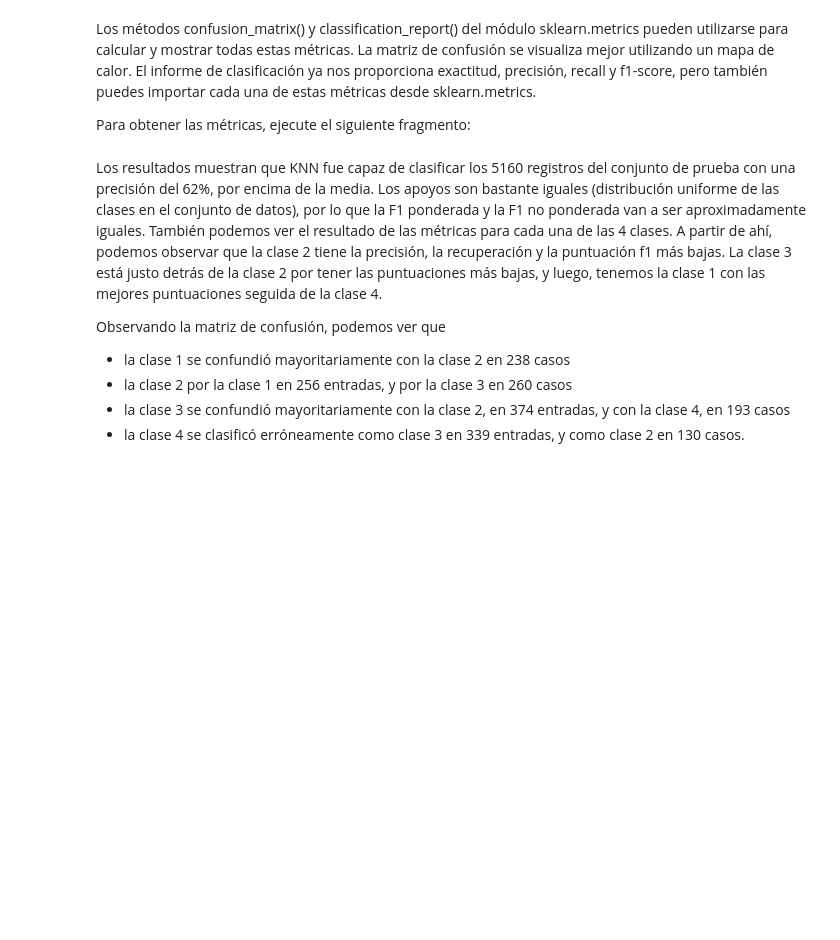
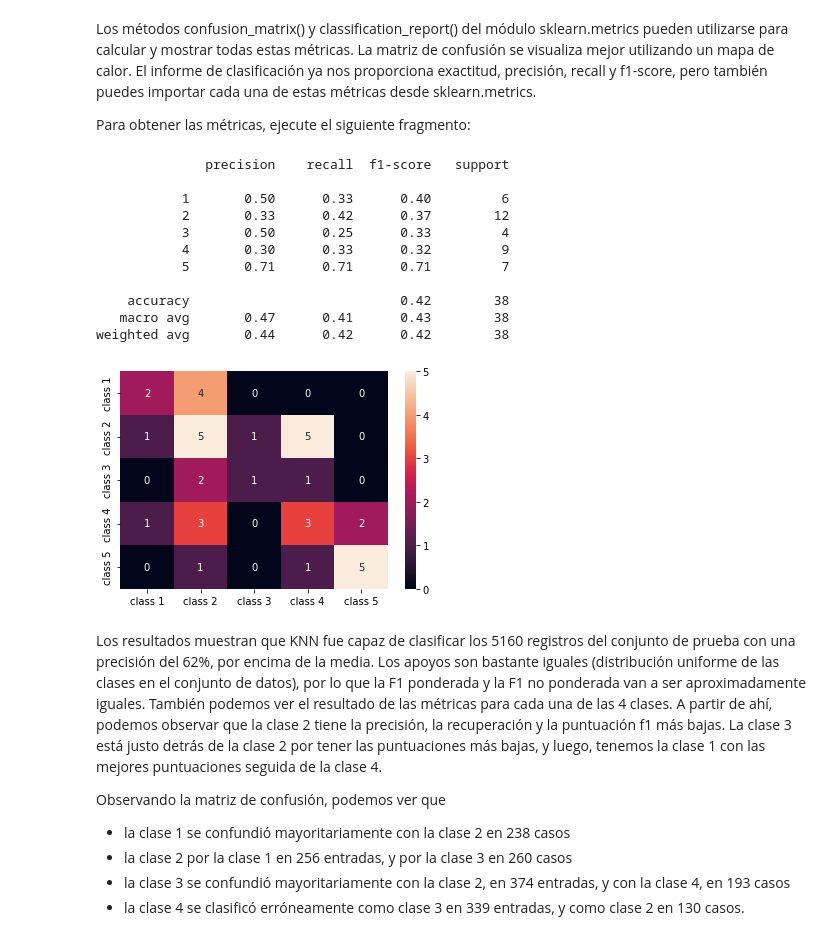
Before and after one commit to td2USA-20232/g1bonoknn, a Jupyter notebook: knn.ipynb, the cells around one changed output. Cells and saved outputs as stored; diff of their text form; code cells hidden in the pictures; blank space fills up the shorter version.

```diff
--- a/knn.ipynb
+++ b/knn.ipynb
@@ -133,6 +133,6 @@ El conjunto de datos consta de nueve atributos:
  En esta tarea, en lugar de predecir un valor continuo, queremos predecir la clase a la que pertenecen estos grupos de bloques. Para ello, podemos dividir la mediana del valor de la vivienda de los distritos en grupos con distintos rangos o intervalos de valores de la vivienda. Cuando se desea utilizar un valor continuo para la clasificación, normalmente se pueden agrupar los datos. De este modo, puedes predecir grupos, en lugar de valores
 # %%
 # Vamos a crear los bins de datos para transformar nuestros valores continuos en categorías:
-iris["sepal_width_S"] = pd.qcut(iris["sepal_width"], 4, retbins=False, labels=[1, 2, 3, 4])
+iris["sepal_width_S"] = pd.qcut(iris["sepal_width"], 5, retbins=False, labels=[1, 2, 3, 4, 5])
 iris["sepal_width_S"]
 # %% [output]
@@ -254,17 +262,30 @@ Para obtener las métricas, ejecute el siguiente fragmento:
 # %%
 from sklearn.metrics import classification_report, confusion_matrix
 #importing Seaborn's to use the heatmap
 import seaborn as sns
 
 # Adding classes names for better interpretation
-classes_names = ['class 1','class 2','class 3', 'class 4']
+classes_names = ['class 1','class 2','class 3', 'class 4','class 5']
 cm = pd.DataFrame(confusion_matrix(y_test, y_pred),
                   columns=classes_names, index = classes_names)
 
 # Seaborn's heatmap to better visualize the confusion matrix
 sns.heatmap(cm, annot=True, fmt='d');
 
 print(classification_report(y_test, y_pred))
+# %% [output]
+              precision    recall  f1-score   support
+
+           1       0.50      0.33      0.40         6
+           2       0.33      0.42      0.37        12
+           3       0.50      0.25      0.33         4
+           4       0.30      0.33      0.32         9
+           5       0.71      0.71      0.71         7
+
+    accuracy                           0.42        38
+   macro avg       0.47      0.41      0.43        38
+weighted avg       0.44      0.42      0.42        38
+[figure, added]
 # %% [markdown]
 Los resultados muestran que KNN fue capaz de clasificar los 5160 registros del conjunto de prueba con una precisión del 62%, por encima de la media. Los apoyos son bastante iguales (distribución uniforme de las clases en el conjunto de datos), por lo que la F1 ponderada y la F1 no ponderada van a ser aproximadamente iguales. También podemos ver el resultado de las métricas para cada una de las 4 clases. A partir de ahí, podemos observar que la clase 2 tiene la precisión, la recuperación y la puntuación f1 más bajas. La clase 3 está justo detrás de la clase 2 por tener las puntuaciones más bajas, y luego, tenemos la clase 1 con las mejores puntuaciones seguida de la clase 4.
 
```
Also changed, not shown: parts of 5 cells of this notebook.
